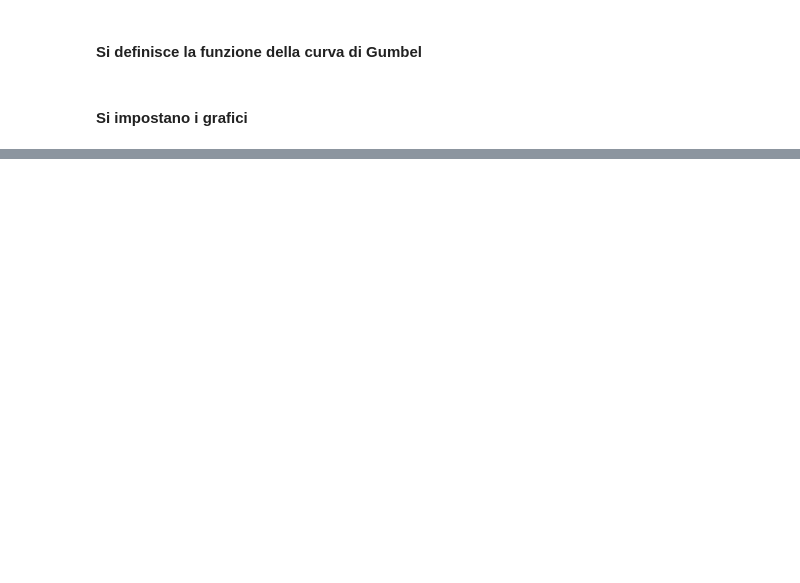
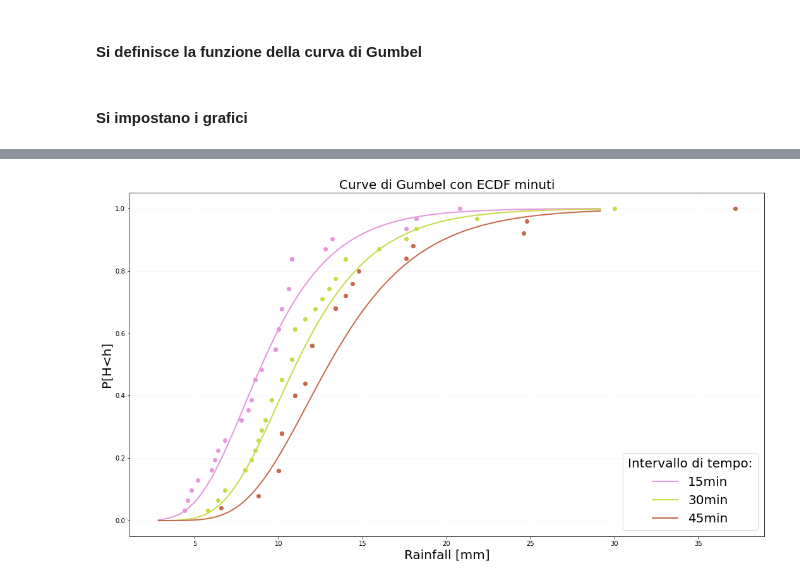
Before and after one commit to Fakkin/Laboratorio, a Jupyter notebook: Max Vero.ipynb, the cells around one changed output, grey strips where cells are left out. Cells and saved outputs as stored; diff of their text form; code cells hidden in the pictures; blank space fills up the shorter version.

```diff
--- a/Max Vero.ipynb
+++ b/Max Vero.ipynb
@@ -127,0 +136,23 @@ ax.grid(True)
+# %%
+def grafG_E(df,title,x_label,y_label,leg_label,cx):
+    T=t_rain(df.T)
+    gb=bbb(T,df)
+    ax=gb.plot(figsize=(18,10),color=cx)
+
+    ecdf={}
+    h=[]
+    for i in range(len(df.columns)):
+        h.append(df.columns[i])
+    for i in h:
+        ecdf.update({i:ECDF(data[i].dropna())})
+        ax.plot(data[i].dropna(),ecdf[i](data[i].dropna()),'o',c=colors[i])
+
+    ax.set_title(title,size=MEDIUM_SIZE)
+    ax.set_xlabel(x_label)
+    ax.set_ylabel(y_label)
+    ax.grid(True,color='whitesmoke')
+    ax.legend (title= leg_label, loc=4, fontsize=MEDIUM_SIZE, title_fontsize=MEDIUM_SIZE)
+# %%
+grafG_E(abs_min.T,'Curve di Gumbel con ECDF minuti','Rainfall [mm]','P[H<h]',"Intervallo di tempo:",c_min)
+# %% [output]
+[figure, added]
```
Also changed, not shown: parts of 20 cells of this notebook, 1 other file.
